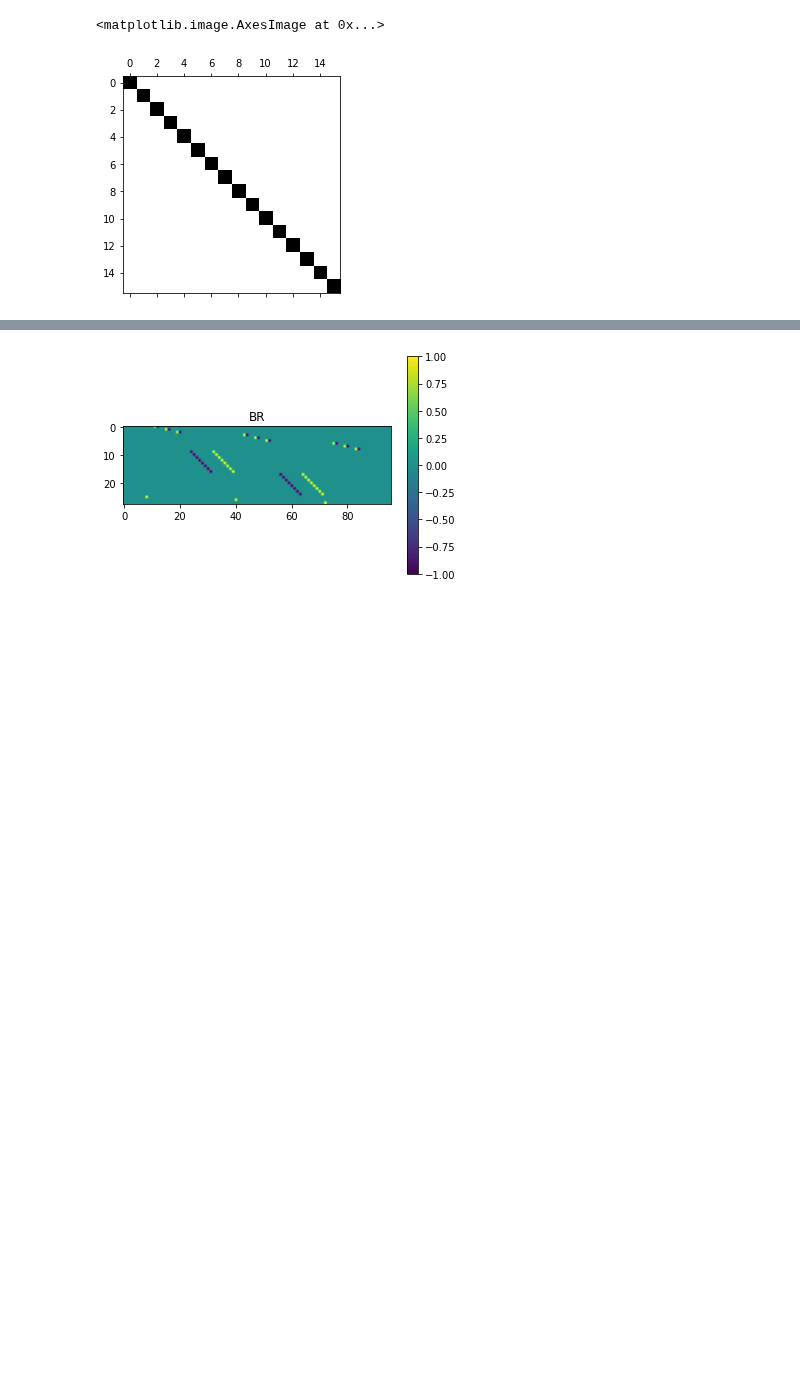
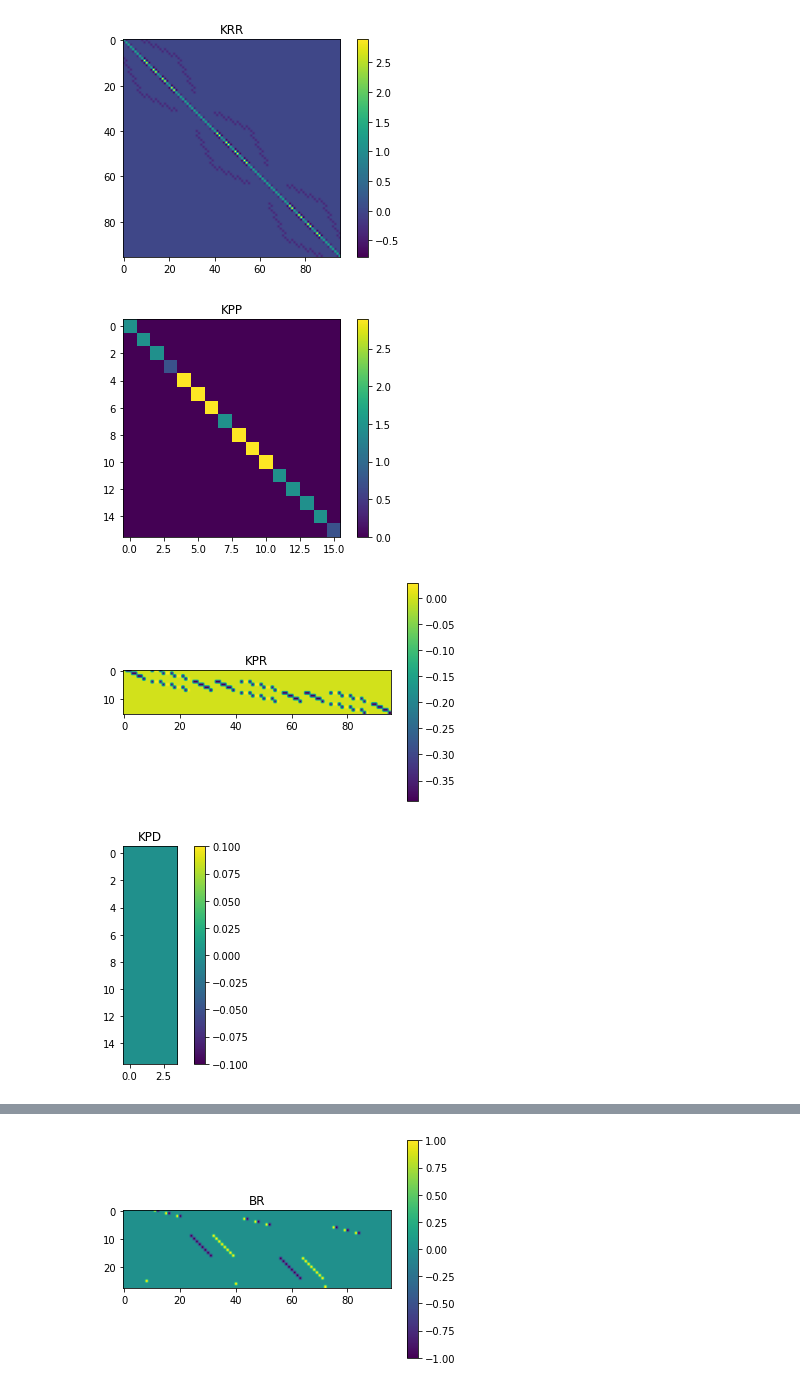
Before and after one commit to pauromeu/feti-dp-sp1, a Jupyter notebook: src/main_serial.ipynb, the cells around one changed output, grey strips where cells are left out. Cells and saved outputs as stored; diff of their text form; code cells hidden in the pictures; blank space fills up the shorter version.

```diff
--- a/src/main_serial.ipynb
+++ b/src/main_serial.ipynb
@@ -56,11 +53,6 @@ ADd = create_ADq_matrices(mesh)
 KRR = assembly_KRR_matrix(Ks, ARr, rs, mesh)
 # %%
 KPP = assembly_KPP_matrix(Ks, APq, qs, qs_right, mesh)
-# %%
-plt.spy(KPP)
-# %% [output]
-<matplotlib.image.AxesImage at 0x...>
-[figure, removed]
 # %%
 KRP, Krqs_list = assembly_KRP_matrix(Ks, APq, ARr, qs, qs_right, rs, mesh)
 # %%
@@ -70,8 +62,13 @@ KPD = assembly_KPD_matrix(Ks, APq, ADd, qs_left_bound, qs_right, mesh)
 KRD = assembly_KRD_matrix(Ks, ARr, ADd, qs_left_bound, rs, mesh)
 # %%
 # Plot K matrices
-# plot_sparse_matrix(KRR, 'KRR')
-# plot_sparse_matrix(KPP, 'KPP')
-# plot_sparse_matrix(KPR, 'KPR')
-# plot_sparse_matrix(KPD, 'KPD')
-# plot_sparse_matrix(KRD, 'KRD')
+plot_sparse_matrix(KRR, 'KRR')
+plot_sparse_matrix(KPP, 'KPP')
+plot_sparse_matrix(KPR, 'KPR')
+plot_sparse_matrix(KPD, 'KPD')
+plot_sparse_matrix(KRD, 'KRD')
+# %% [output]
+[figure, added]
+[figure, added]
+[figure, added]
+[figure, added]
```
Also changed, not shown: parts of 3 cells of this notebook, 6 other files.
